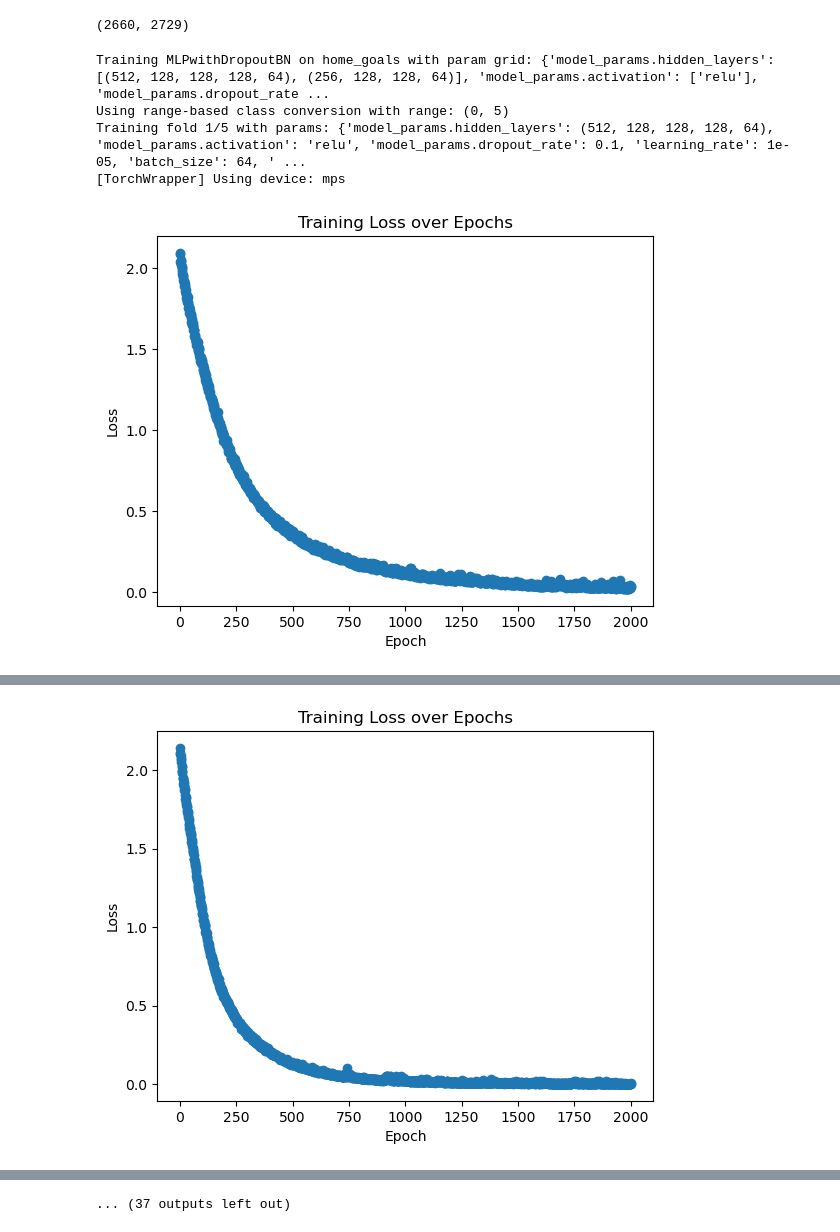
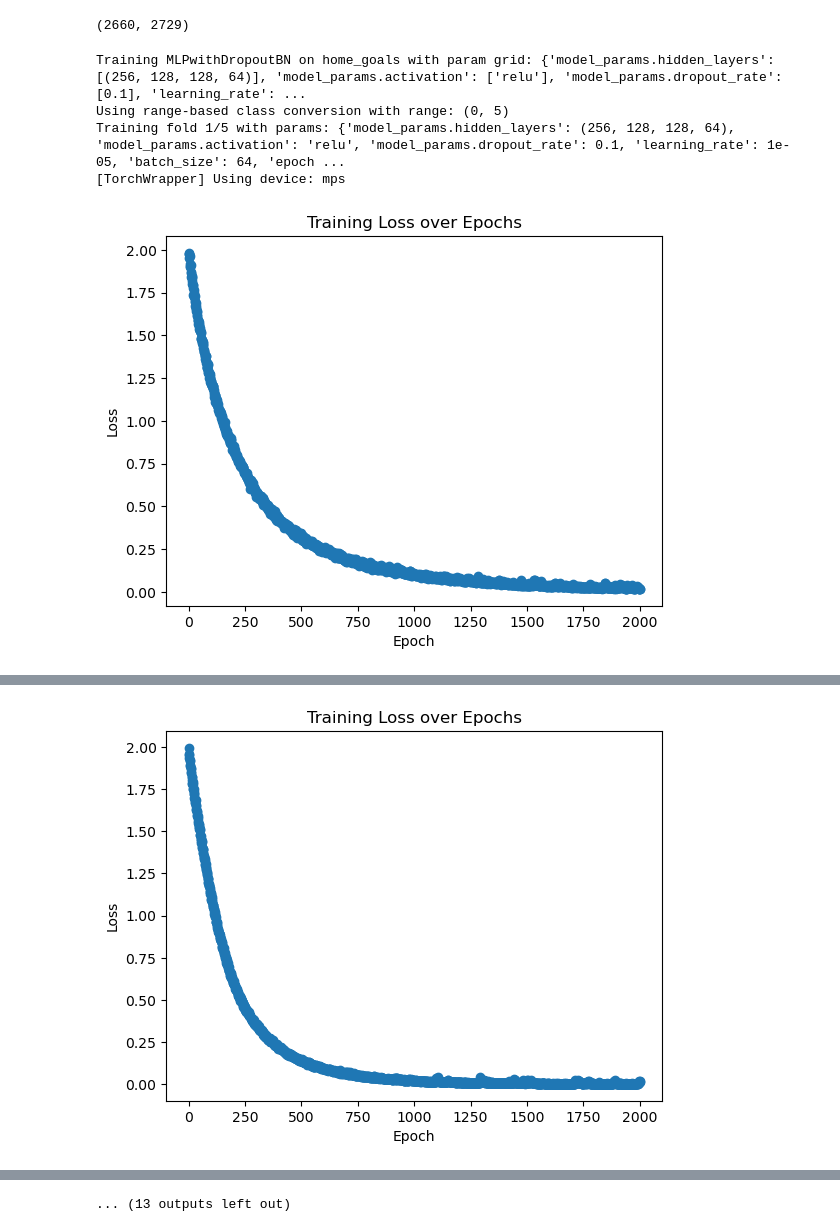
Before and after one commit to 1111111huang/betbot, a Jupyter notebook: notebooks/modeling/deep_nn.ipynb, the cells around one changed output, grey strips where cells are left out. Drawn from its saved outputs; the diff is of its cells as text; code cells hidden in the pictures.

Commit message:
fix exp config

```diff
--- a/notebooks/modeling/deep_nn.ipynb
+++ b/notebooks/modeling/deep_nn.ipynb
@@ -38,7 +38,7 @@ feature_df['date']= pd.to_datetime(feature_df['date'])
 feature_df, target_df=align_on_keys(feature_df, target_df, TRAINGING_CONFIG['key_columns'])
 # %%
 param_grid = {
-    'model_params.hidden_layers': [(512, 128, 128, 128, 64), (256, 128, 128, 64)],
+    'model_params.hidden_layers': [(256, 128, 128, 64)],
     'model_params.activation': ['relu'],
     'model_params.dropout_rate': [0.1],
     'learning_rate': [0.00001],
@@ -76,10 +76,11 @@ run_multiclass_distribution_experiment(
     uri=f'{REPO_PATH}/mlflow',
     model_name='MLPwithDropoutBN',
     key_columns=TRAINGING_CONFIG['key_columns'],
+    save_model_path=TRAINGING_CONFIG['save_model_path']
 )
 # %% [output]
-Training MLPwithDropoutBN on home_goals with param grid: {'model_params.hidden_layers': [(512, 128, 128, 128, 64), (256, 128, 128, 64)], 'model_params.activation': ['relu'], 'model_params.dropout_rate ...
+Training MLPwithDropoutBN on home_goals with param grid: {'model_params.hidden_layers': [(256, 128, 128, 64)], 'model_params.activation': ['relu'], 'model_params.dropout_rate': [0.1], 'learning_rate': ...
 Using range-based class conversion with range: (0, 5)
-Training fold 1/5 with params: {'model_params.hidden_layers': (512, 128, 128, 128, 64), 'model_params.activation': 'relu', 'model_params.dropout_rate': 0.1, 'learning_rate': 1e-05, 'batch_size': 64, ' ...
+Training fold 1/5 with params: {'model_params.hidden_layers': (256, 128, 128, 64), 'model_params.activation': 'relu', 'model_params.dropout_rate': 0.1, 'learning_rate': 1e-05, 'batch_size': 64, 'epoch ...
 [TorchWrapper] Using device: mps
-[figure, old version]
+[figure, new version]
@@ -88,2 +89,2 @@ Training fold 2/5 with params: {'model_params.hidden_layers': (512, 128, 128, 12
 [TorchWrapper] Using device: mps
-[figure, old version]
+[figure, new version]
@@ -105,4 +106,4 @@ Final training loss: 0.006981029038441211
-... (37 outputs left out)
+... (13 outputs left out)
 # %%
 plot_metrics_for_target_and_model(
     experiment_name=TRAINGING_CONFIG['experiment_name'],
```
Also changed, not shown: parts of 4 cells of this notebook.
